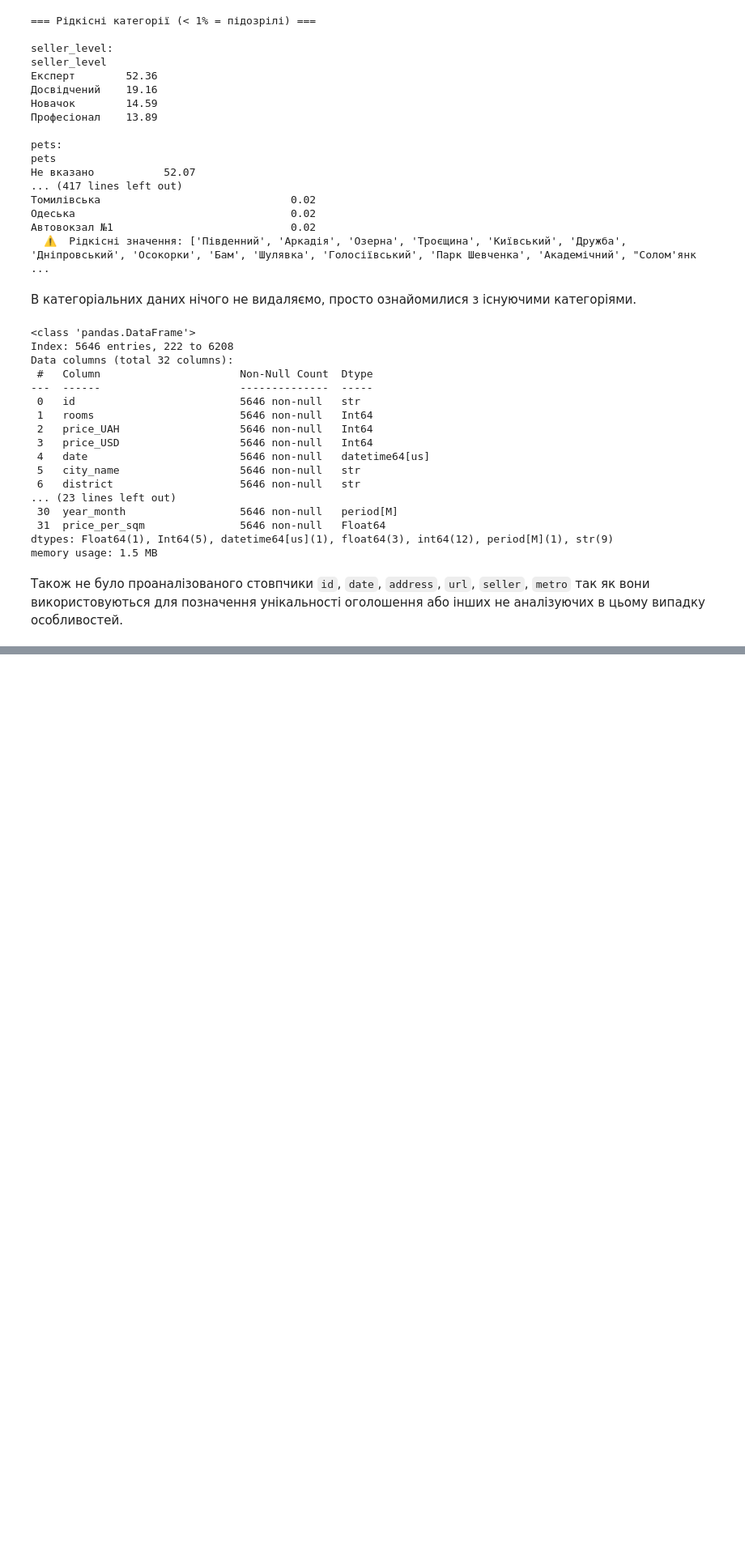
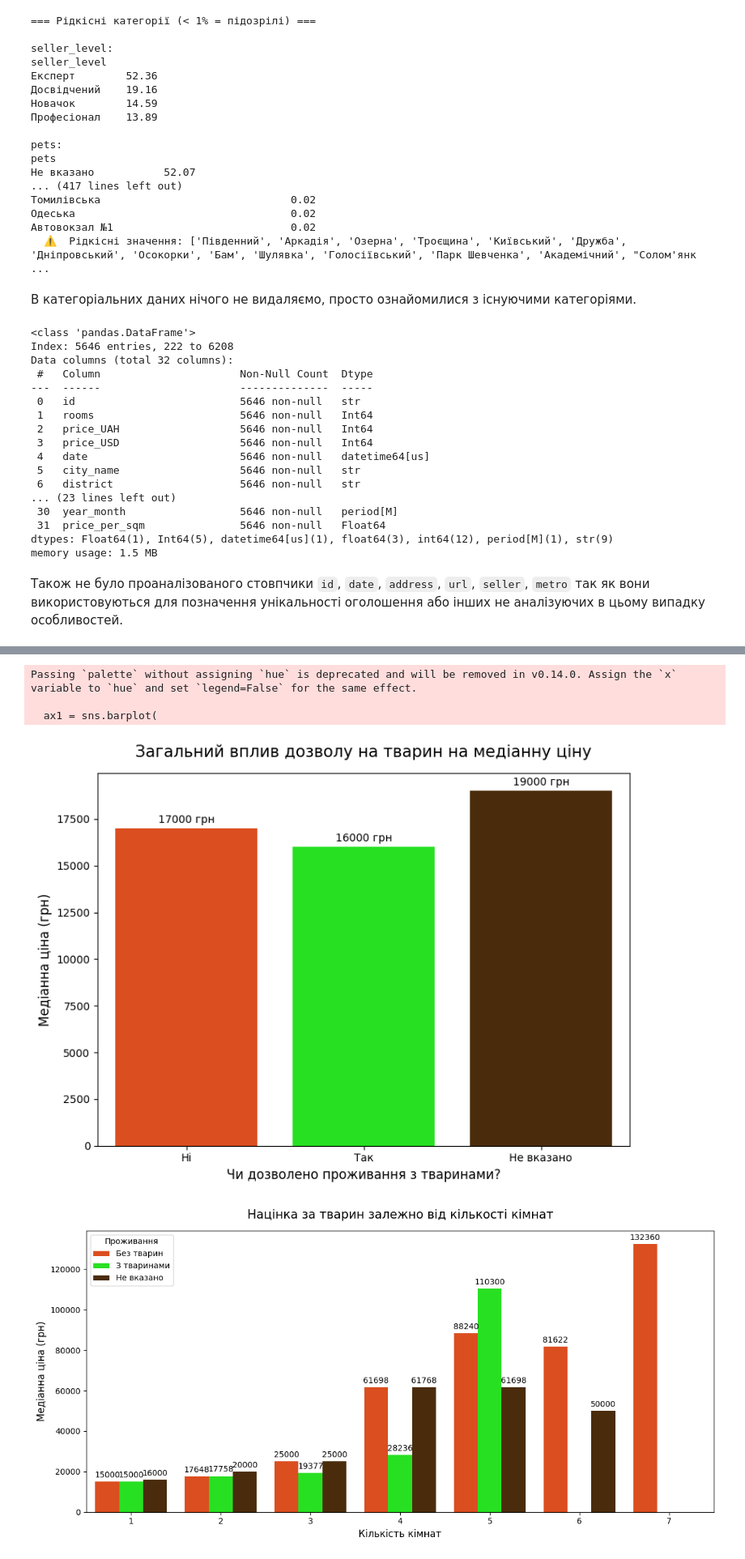
Before and after one commit to kon7drat-illia/Residential-Rental-Market-Analysis, a Jupyter notebook: notebook.ipynb, the cells around one changed output, grey strips where cells are left out. Shown at 81% size. Drawn from its saved outputs; the diff is of its cells as text; code cells hidden in the pictures; blank space fills up the shorter version.

```diff
--- a/notebook.ipynb
+++ b/notebook.ipynb
@@ -951,0 +1093,74 @@ cl_df[cl_df['id'] == 33178598]
+# %%
+# Заміни 'pets_allowed' на точну назву твоєї колонки з тваринами!
+pet_col = 'pets'
+
+# ==========================================
+# ГРАФІК 1: Загальний вплив тварин на ціну
+# ==========================================
+plt.figure(figsize=(8, 6))
+ax1 = sns.barplot(
+    data=cl_df,
+    x=pet_col,
+    y='price_UAH',
+    estimator=np.median,
+    errorbar=None,
+    palette=["#FA3E00", "#0BFF03", "#552C01A9"] # Червоний (Ні) і Синій (Так)
+)
+
+plt.title('Загальний вплив дозволу на тварин на медіанну ціну', fontsize=15, pad=15)
+plt.xlabel('Чи дозволено проживання з тваринами?', fontsize=12)
+plt.ylabel('Медіанна ціна (грн)', fontsize=12)
+
+# Якщо в тебе значення 0 і 1, підпишемо їх по-людськи:
+ax1.set_xticklabels(['Ні', 'Так', 'Не вказано'])
+
+# Автоматично підписуємо стовпчики
+for container in ax1.containers:
+    ax1.bar_label(container, fmt='%d грн', padding=3)
+
+# ax1.bar_label(ax1.containers[0], fmt='%d грн', padding=3, fontsize=12, fontweight='bold')
+
+plt.tight_layout()
+plt.show()
+
+
+# ==========================================
+# ГРАФІК 2: Націнка за тварин по кімнатах
+# ==========================================
+plt.figure(figsize=(12, 6))
+
+ax2 = sns.barplot(
+    data=cl_df,
+    x='rooms',
+    y='price_UAH',
+    hue=pet_col,          # Розбиваємо кожен стовпчик кімнат на два (з тваринами і без)
+    estimator=np.median,
+    errorbar=None,
+    palette=["#FA3E00", "#0BFF03", "#552C01A9"]
+)
+
+plt.title('Націнка за тварин залежно від кількості кімнат', fontsize=15, pad=15)
+plt.xlabel('Кількість кімнат', fontsize=12)
+plt.ylabel('Медіанна ціна (грн)', fontsize=12)
+
+# Налаштовуємо легенду
+handles, labels = ax2.get_legend_handles_labels()
+plt.legend(handles=handles, labels=['Без тварин', 'З тваринами', 'Не вказано'], title='Проживання', loc='upper left')
+
+# Оскільки в нас є hue (дві групи стовпчиків), використовуємо цикл по контейнерах,
+# про який ми говорили раніше, щоб підписати їх усі!
+for container in ax2.containers:
+    ax2.bar_label(container, fmt='%d', padding=3, fontsize=10)
+
+plt.tight_layout()
+plt.show()
+
+# Текстова статистика для підтвердження
+print("\nТочні цифри медіанної ціни (грн) по кімнатах та тваринах:")
+print(cl_df.pivot_table(values='price_UAH', index='rooms', columns=pet_col, aggfunc='median').round(0))
+# %% [output]
+Passing `palette` without assigning `hue` is deprecated and will be removed in v0.14.0. Assign the `x` variable to `hue` and set `legend=False` for the same effect.
+
+  ax1 = sns.barplot(
+[figure, added]
+[figure, added]
```
Also changed, not shown: parts of 7 cells of this notebook, 2 other files.
